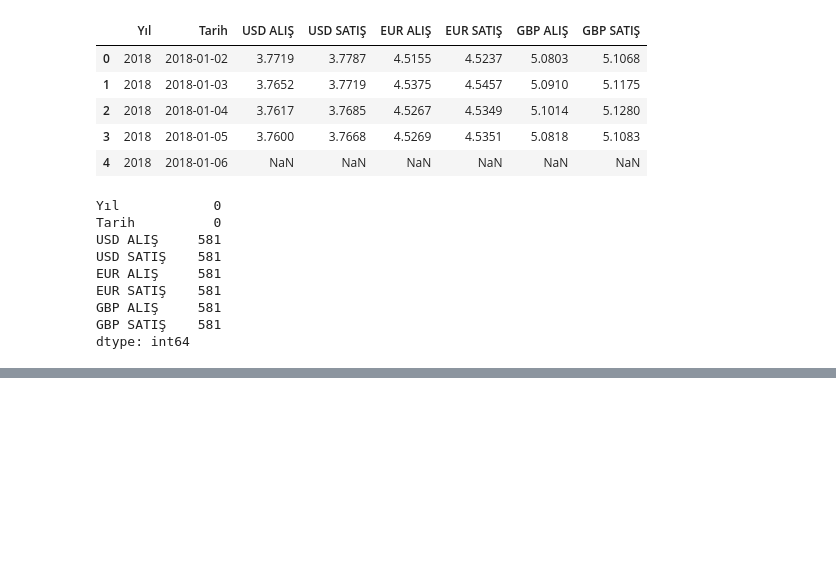
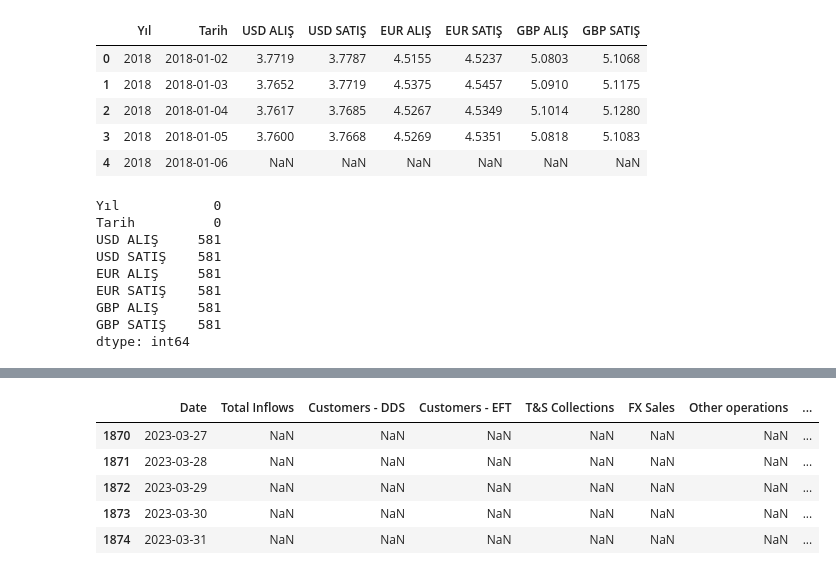
Before and after one commit to alperenkoksal/shell-datathon, a Jupyter notebook: Shell datathon.ipynb, the cells around one changed output, grey strips where cells are left out. Cells and saved outputs as stored; diff of their text form; code cells hidden in the pictures; blank space fills up the shorter version.

```diff
--- a/Shell datathon.ipynb
+++ b/Shell datathon.ipynb
@@ -168,0 +378,9 @@ dtype: int64
+# %%
+df_train.tail(5)
+# %% [output]
+|  | Date | Total Inflows | Customers - DDS | Customers - EFT | T&S Collections | FX Sales | Other operations | ... |
+| 1870 | 2023-03-27 | NaN | NaN | NaN | NaN | NaN | NaN | ... |
+| 1871 | 2023-03-28 | NaN | NaN | NaN | NaN | NaN | NaN | ... |
+| 1872 | 2023-03-29 | NaN | NaN | NaN | NaN | NaN | NaN | ... |
+| 1873 | 2023-03-30 | NaN | NaN | NaN | NaN | NaN | NaN | ... |
+| 1874 | 2023-03-31 | NaN | NaN | NaN | NaN | NaN | NaN | ... |
```
Also changed, not shown: parts of 59 cells of this notebook.
